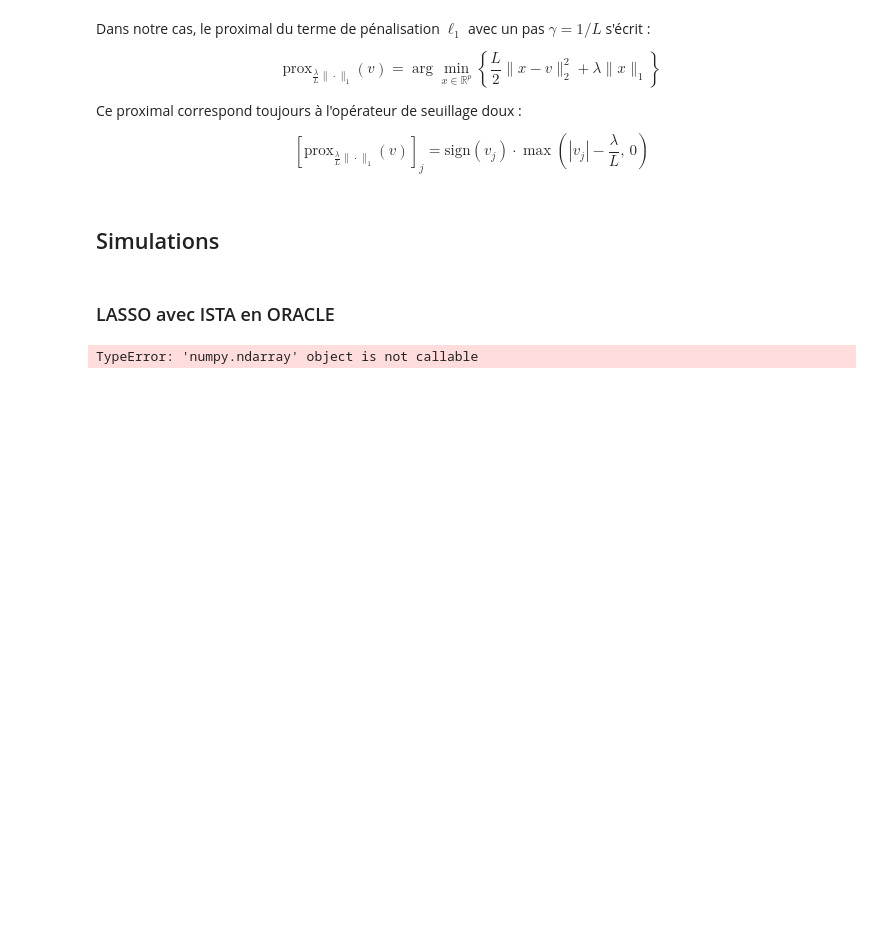
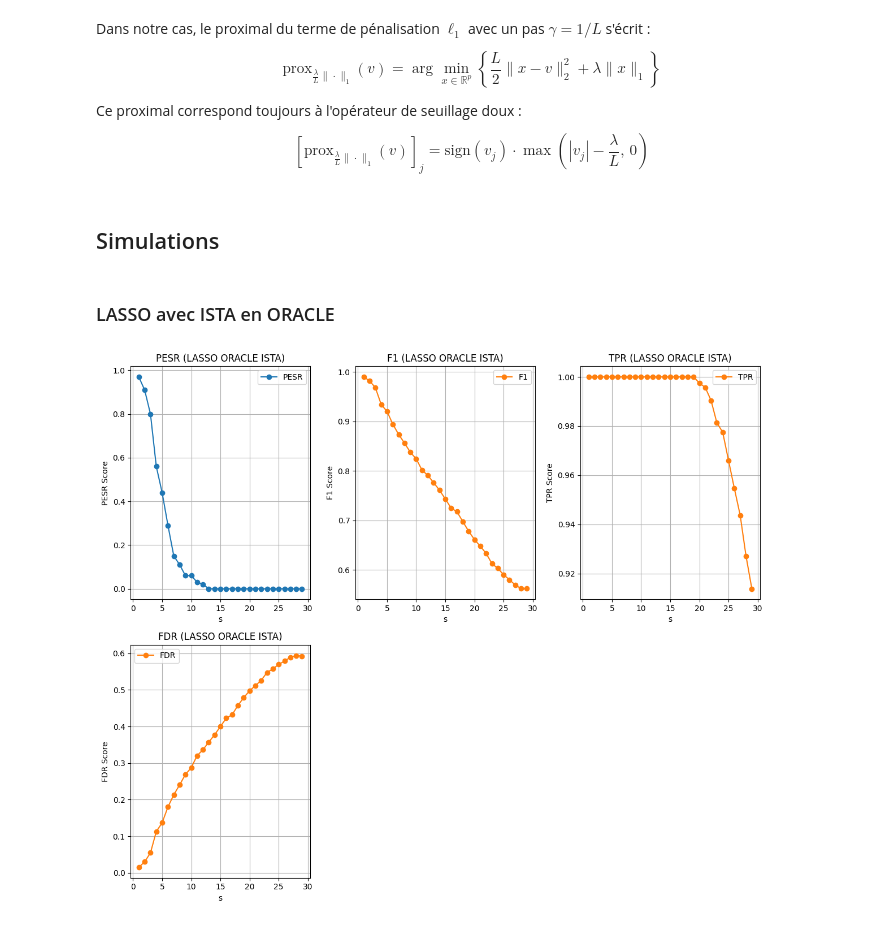
Before and after one commit to AymenBlk/STAGE-GENEVE, a Jupyter notebook: AYMEN/EXPLORATION/CAS LINEAIRE/LASSO/Basis.ipynb, the cells around one changed output. Drawn from its saved outputs; the diff is of its cells as text; code cells hidden in the pictures; blank space fills up the shorter version.

```diff
--- a/AYMEN/EXPLORATION/CAS LINEAIRE/LASSO/Basis.ipynb
+++ b/AYMEN/EXPLORATION/CAS LINEAIRE/LASSO/Basis.ipynb
@@ -119,19 +119,21 @@ sys.path.append(str(pathlib.Path.cwd().parent.parent.parent.parent)+"\AYMEN\EXPL
 # %%
 from simulations import SimulationLassoOracleIsta
 
 Sim = SimulationLassoOracleIsta(
-    n = 25,
-    p = 50,
-    list_s = [1, 2, 3],
-    sigma = 0.0,
-    simu_iter=10,
+    n = 70,
+    p = 150,
+    list_s = range(1, 31),
+    sigma = 0.2,
+    simu_iter=100,
     qut_iter=100,
-    max_iter=100,
-    verbose=True
+    max_iter=10000,
+    tol=1e-10,
+    seed=42,
+    verbose=False
 )
 
 Sim.run()
 
 Sim.plot()
 # %% [output]
-TypeError: 'numpy.ndarray' object is not callable
+[figure, added]
```
Also changed, not shown: 1 other file.
